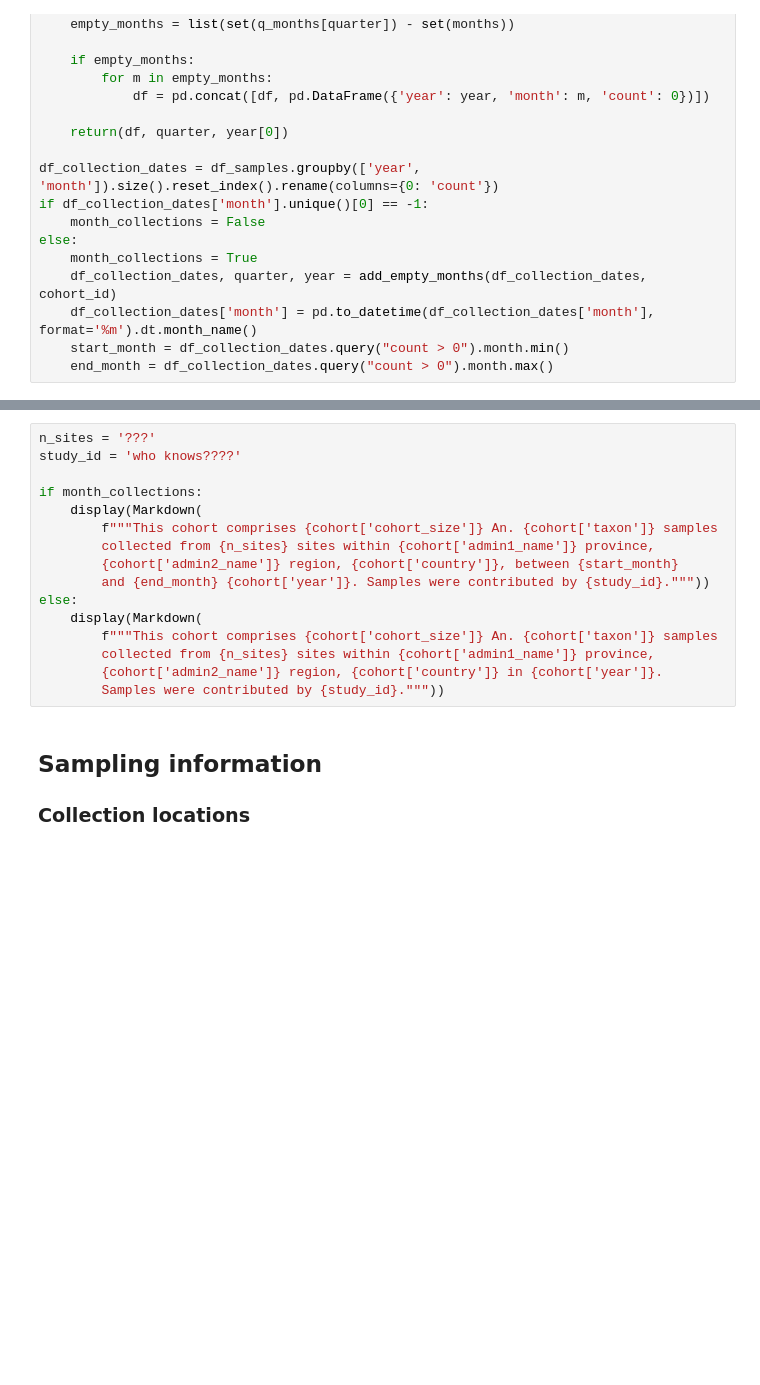
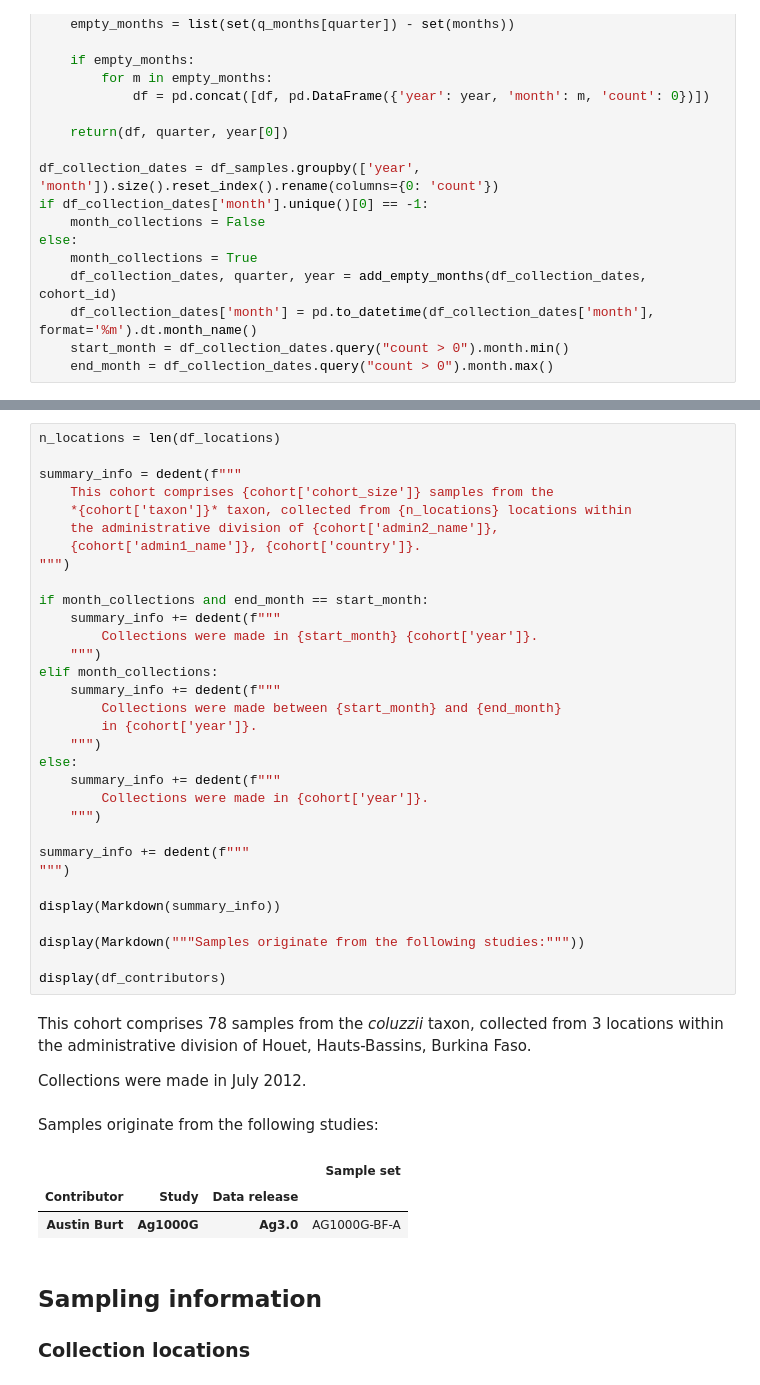
Before and after one commit to anopheles-genomic-surveillance/selection-atlas, a Jupyter notebook: workflow/notebooks/cohort-page.ipynb, the cells around one changed output, grey strips where cells are left out. Saved outputs shown, nothing was run; the diff lists cells and outputs as text; blank space fills up the shorter version.

Commit message:
wip fix collection info

```diff
--- a/workflow/notebooks/cohort-page.ipynb
+++ b/workflow/notebooks/cohort-page.ipynb
@@ -83,19 +160,47 @@ else:
 # %%
-n_sites = '???'
-study_id = 'who knows????'
+n_locations = len(df_locations)
 
-if month_collections:
-    display(Markdown(
-        f"""This cohort comprises {cohort['cohort_size']} An. {cohort['taxon']} samples
-        collected from {n_sites} sites within {cohort['admin1_name']} province,
-        {cohort['admin2_name']} region, {cohort['country']}, between {start_month}
-        and {end_month} {cohort['year']}. Samples were contributed by {study_id}."""))
+summary_info = dedent(f"""
+    This cohort comprises {cohort['cohort_size']} samples from the
+    *{cohort['taxon']}* taxon, collected from {n_locations} locations within
+    the administrative division of {cohort['admin2_name']},
+    {cohort['admin1_name']}, {cohort['country']}.
+""")
+
+if month_collections and end_month == start_month:
+    summary_info += dedent(f"""
+        Collections were made in {start_month} {cohort['year']}.
+    """)
+elif month_collections:
+    summary_info += dedent(f"""
+        Collections were made between {start_month} and {end_month}
+        in {cohort['year']}.
+    """)
 else:
-    display(Markdown(
-        f"""This cohort comprises {cohort['cohort_size']} An. {cohort['taxon']} samples
-        collected from {n_sites} sites within {cohort['admin1_name']} province,
-        {cohort['admin2_name']} region, {cohort['country']} in {cohort['year']}.
-        Samples were contributed by {study_id}."""))
+    summary_info += dedent(f"""
+        Collections were made in {cohort['year']}.
+    """)
+
+summary_info += dedent(f"""
+""")
+
+display(Markdown(summary_info))
+
+display(Markdown("""Samples originate from the following studies:"""))
+
+display(df_contributors)
+# %% [output]
+
+This cohort comprises 78 samples from the
+*coluzzii* taxon, collected from 3 locations within
+the administrative division of Houet,
+Hauts-Bassins, Burkina Faso.
+
+Collections were made in July 2012.
+Samples originate from the following studies:
+|  |  |  | Sample set |
+| Contributor | Study | Data release |  |
+| Austin Burt | Ag1000G | Ag3.0 | AG1000G-BF-A |
 # %% [markdown]
 ## Sampling information
 ### Collection locations
```
Also changed, not shown: parts of 6 cells of this notebook.
